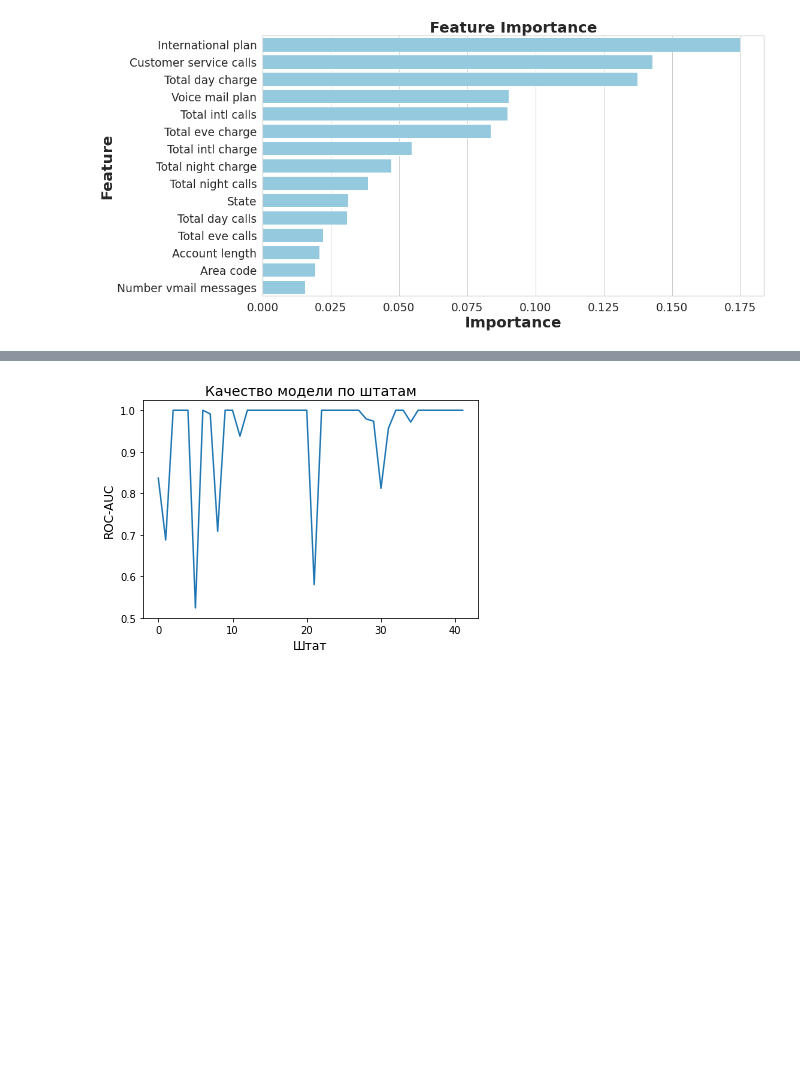
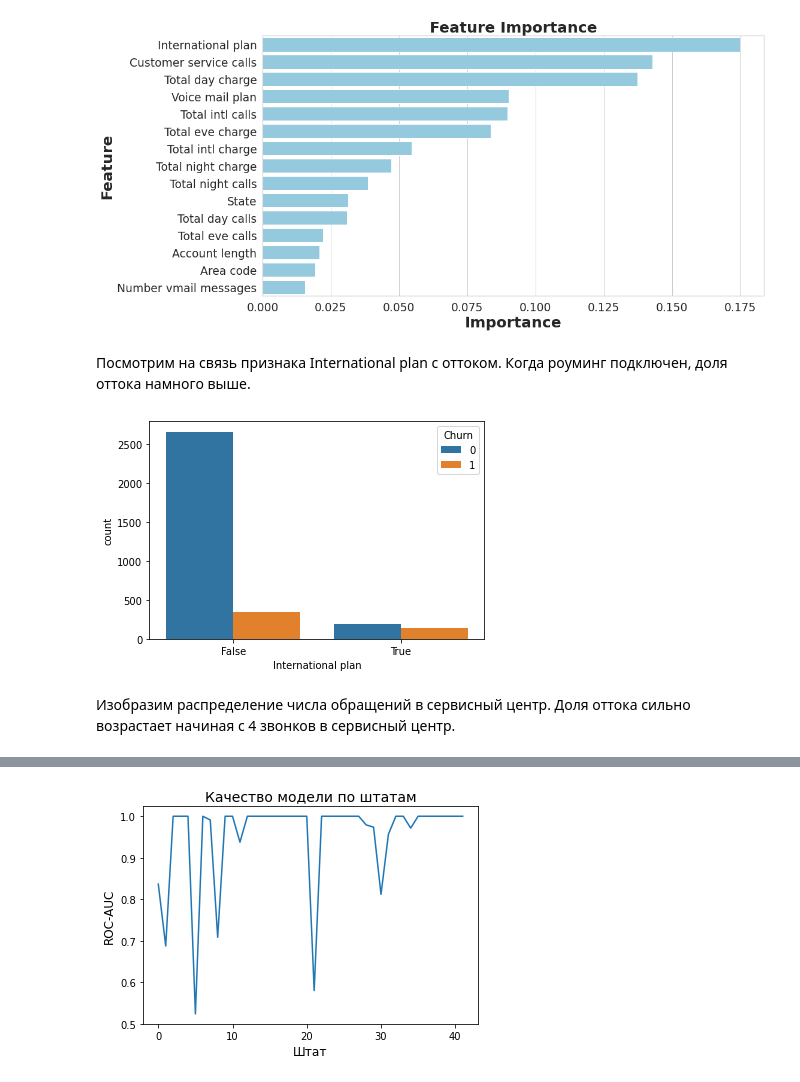
Before and after one commit to yana-samoylova/MTS.TETA, a Jupyter notebook: ДЗ_3_2.ipynb, the cells around one changed output, grey strips where cells are left out. Cells and saved outputs as stored; diff of their text form; code cells hidden in the pictures; blank space fills up the shorter version.

```diff
--- a/ДЗ_3_2.ipynb
+++ b/ДЗ_3_2.ipynb
@@ -438,3 +438,11 @@ plt.title('Feature Importance', fontsize=25, weight = 'bold')
 plt.show()
 # %% [output]
 [figure]
+# %% [markdown]
+Посмотрим на связь признака International plan с оттоком. Когда роуминг подключен, доля оттока намного выше.
+# %%
+sns.countplot(x="International plan", hue="Churn", data=df);
+# %% [output]
+[figure, added]
+# %% [markdown]
+Изобразим распределение числа обращений в сервисный центр. Доля оттока сильно возрастает начиная с 4 звонков в сервисный центр.
```
Also changed, not shown: parts of 37 cells of this notebook.
